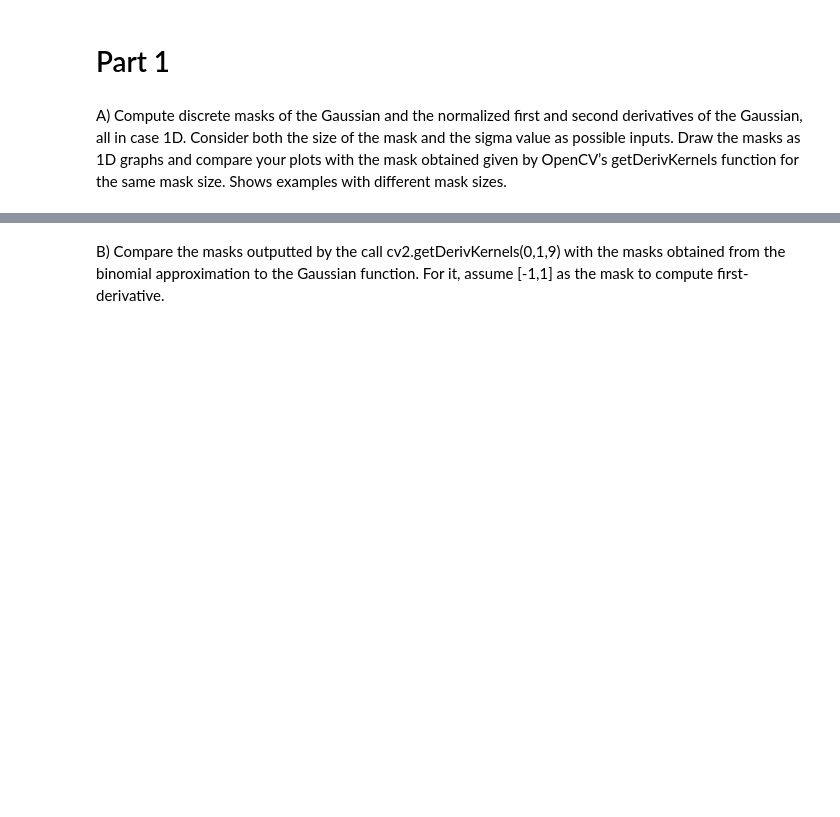
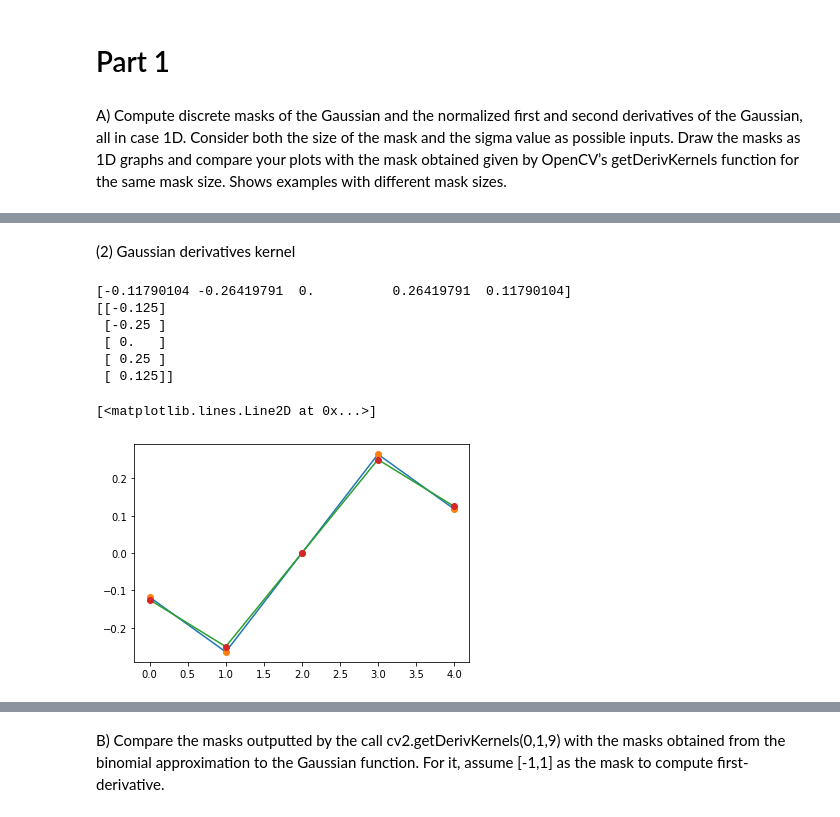
Before and after one commit to RoseSarlake/Computer-Vision, a Jupyter notebook: CV_Assignment1.ipynb, the cells around one changed output, grey strips where cells are left out. Cells and saved outputs as stored; diff of their text form; code cells hidden in the pictures; blank space fills up the shorter version.

```diff
--- a/CV_Assignment1.ipynb
+++ b/CV_Assignment1.ipynb
@@ -17,0 +36,13 @@ A) Compute discrete masks of the Gaussian and the normalized first and second de
+# %%
+def My_Gaussian_d(size,sigma):
+  w = size
+  hw = (w-1)/2
+  sum = 0
+  gp = np.zeros(w)
+  for i in range(0,w):
+    # Normalization for differentiating kernels is different from normalization for Gaussian kernels
+    gp[i] = -(i-hw)*math.exp(-((i-hw)*(i-hw))/(2*sigma*sigma))
+    sum += i*gp[i]
+  for i in range(0,w):
+    gp[i] /= sum
+  return gp
@@ -17,0 +104,20 @@ A) Compute discrete masks of the Gaussian and the normalized first and second de
+# %% [markdown]
+(2) Gaussian derivatives kernel
+# %%
+k1_gp_my1=My_Gaussian_d(5,1)
+print(k1_gp_my1)
+plt.plot(k1_gp_my1)
+plt.plot(k1_gp_my1,"o")
+k1_gp_py1 = cv2.getDerivKernels(0,1,5, normalize= True)
+print(k1_gp_py1[1])
+plt.plot(k1_gp_py1[1])
+plt.plot(k1_gp_py1[1],"o")
+# %% [output]
+[-0.11790104 -0.26419791  0.          0.26419791  0.11790104]
+[[-0.125]
+ [-0.25 ]
+ [ 0.   ]
+ [ 0.25 ]
+ [ 0.125]]
+[<matplotlib.lines.Line2D at 0x...>]
+[figure, added]
```
Also changed, not shown: parts of 26 cells of this notebook.
